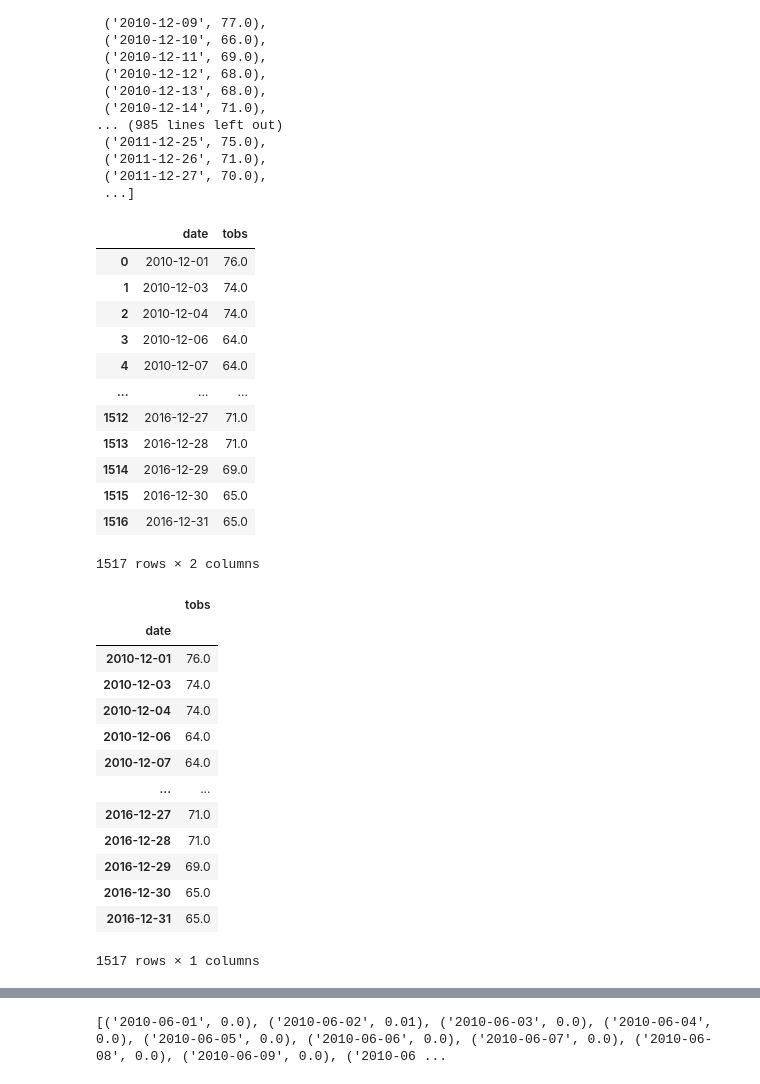
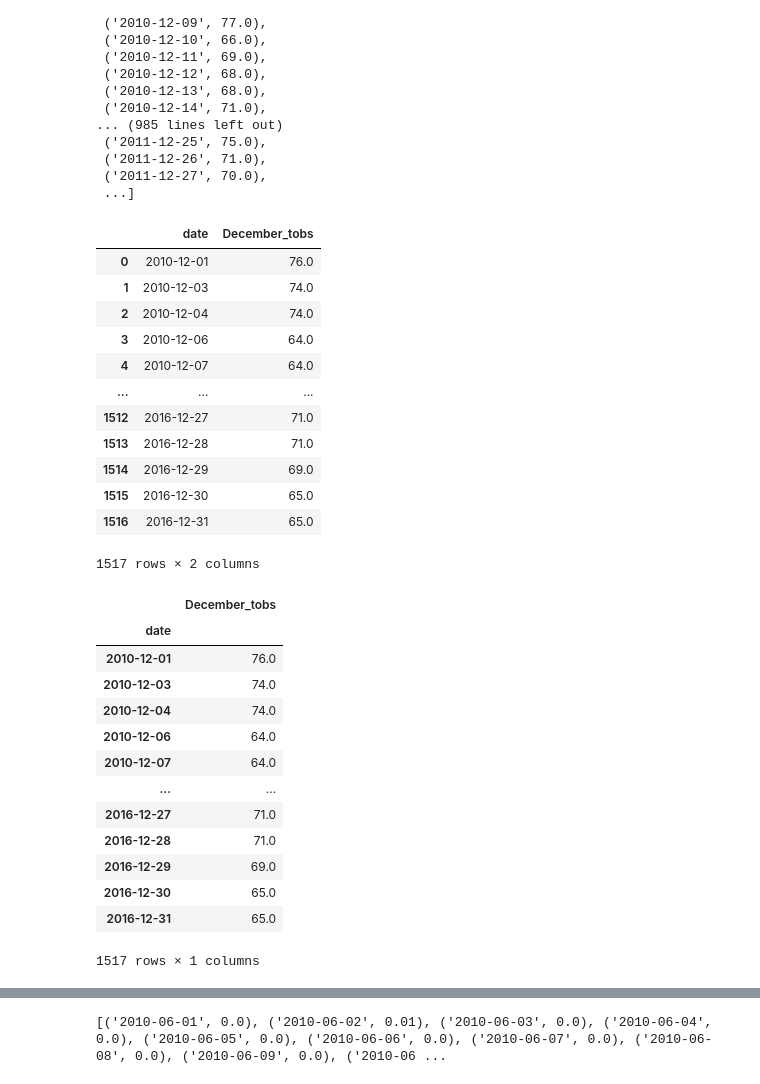
Before and after one commit to DSupps/surfs_up_new, a Jupyter notebook: SurfsUp_Challenge.ipynb, the cells around one changed output, grey strips where cells are left out. Drawn from its saved outputs; the diff is of its cells as text; code cells hidden in the pictures.

```diff
--- a/SurfsUp_Challenge.ipynb
+++ b/SurfsUp_Challenge.ipynb
@@ -143,10 +143,10 @@ dec_temps
  ...]
 # %%
 # 8. Create a DataFrame from the list of temperatures for the month of December.
-dec_temps_df = pd.DataFrame(dec_temps, columns=['date', 'tobs'])
+dec_temps_df = pd.DataFrame(dec_temps, columns=['date', 'December_tobs'])
 dec_temps_df
 # %% [output]
-|  | date | tobs |
+|  | date | December_tobs |
 | 0 | 2010-12-01 | 76.0 |
 | 1 | 2010-12-03 | 74.0 |
 | 2 | 2010-12-04 | 74.0 |
@@ -162,10 +162,10 @@ dec_temps_df
 # %%
 # set the index column to 'date'
 dec_temps_df.set_index(dec_temps_df['date'], inplace=True)
-dec_temps_df = dec_temps_df[['tobs']]
+dec_temps_df = dec_temps_df[['December_tobs']]
 dec_temps_df
 # %% [output]
-|  | tobs |
+|  | December_tobs |
 | date |  |
 | 2010-12-01 | 76.0 |
 | 2010-12-03 | 74.0 |
```
Also changed, not shown: parts of 8 cells of this notebook.
